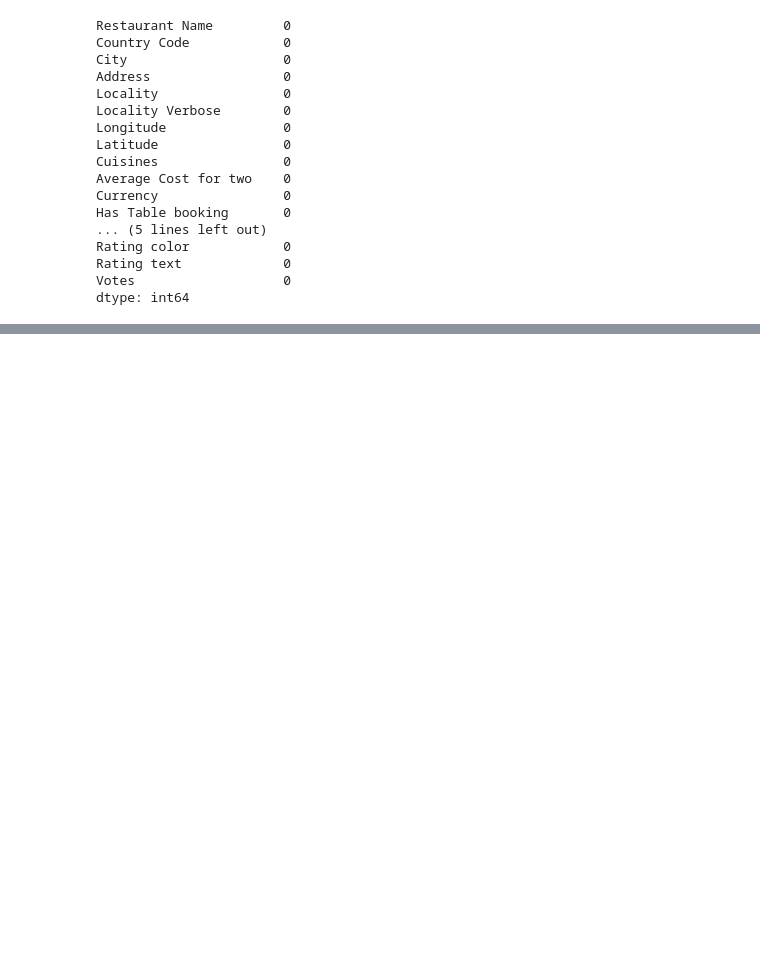
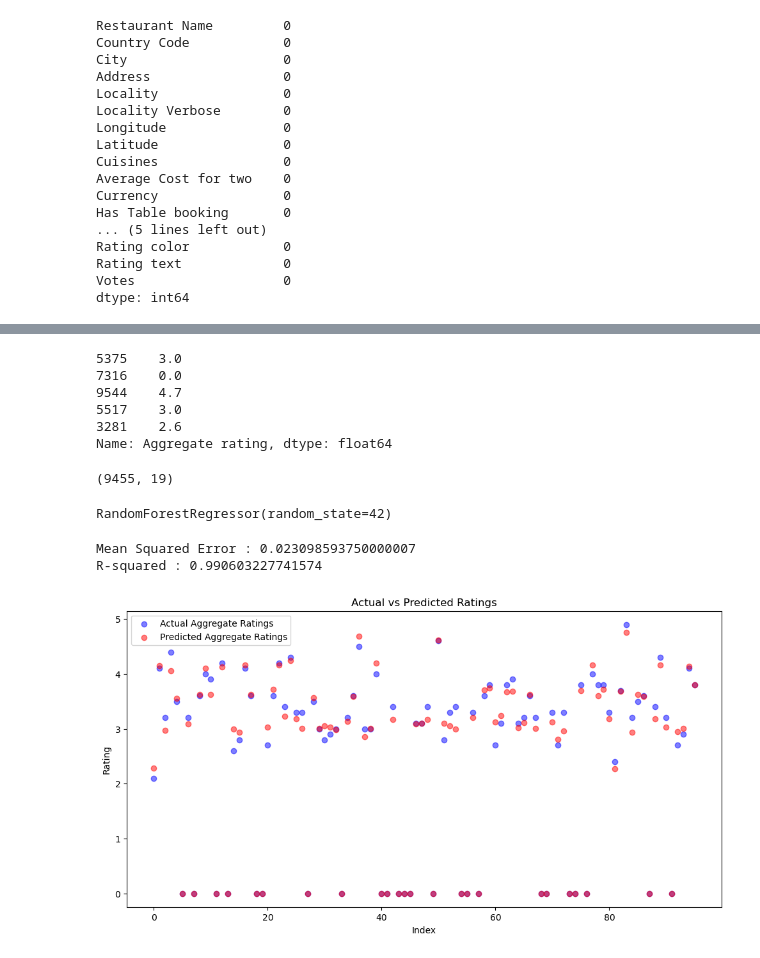
Before and after one commit to mrawaismurtaza/Machine-Learning-Internship-Cognifyz, a Jupyter notebook: TASKS/01 Predict Restaurant Ratings/Predict Restaurant Ratings.ipynb, the cells around one changed output, grey strips where cells are left out. Drawn from its saved outputs; the diff is of its cells as text; code cells hidden in the pictures; blank space fills up the shorter version.

Commit message:
Predict Restaurants Ratings Model Completed

```diff
--- a/TASKS/01 Predict Restaurant Ratings/Predict Restaurant Ratings.ipynb
+++ b/TASKS/01 Predict Restaurant Ratings/Predict Restaurant Ratings.ipynb
@@ -95,4 +98,7 @@ Rating text             0
 Votes                   0
 dtype: int64
 # %%
-#Splitting the data
+#Splitting data into Training and Testing
+X = restaurants.drop(columns=['Aggregate rating'])
+y = restaurants['Aggregate rating']
+X.head()
@@ -98,0 +121,3 @@ dtype: int64
+# %%
+X_train, X_test, y_train, y_test = train_test_split(X, y, test_size=0.01, random_state=42)
+X_train.head()
@@ -98,0 +131,45 @@ dtype: int64
+# %%
+y_train.head()
+# %% [output]
+5375    3.0
+7316    0.0
+9544    4.7
+5517    3.0
+3281    2.6
+Name: Aggregate rating, dtype: float64
+# %%
+X_train.shape
+# %% [output]
+(9455, 19)
+# %%
+# Random Forest Regressor Model Training
+
+pred_model = RandomForestRegressor(n_estimators=100, random_state=42)
+pred_model.fit(X_train, y_train)
+# %% [output]
+RandomForestRegressor(random_state=42)
+# %%
+# Predict on the test set
+y_pred = pred_model.predict(X_test)
+# %%
+# Calculate Performance
+mse_perf = mean_squared_error(y_test, y_pred)
+r2_perf = r2_score(y_test, y_pred)
+
+print("Mean Squared Error :", mse_perf)
+print("R-squared :", r2_perf)
+# %% [output]
+Mean Squared Error : 0.023098593750000007
+R-squared : 0.990603227741574
+# %%
+# Plotting predicted ratings from testing data
+plt.figure(figsize=(12, 6))
+plt.scatter(range(len(y_test)), y_test, color='b', label='Actual Aggregate Ratings', alpha=0.5)
+plt.scatter(range(len(y_pred)), y_pred, color='r', label='Predicted Aggregate Ratings', alpha=0.5)
+plt.title('Actual vs Predicted Ratings')
+plt.xlabel('Index')
+plt.ylabel('Rating')
+plt.legend()
+plt.show()
+# %% [output]
+[figure, added]
```
Also changed, not shown: parts of 9 cells of this notebook.
